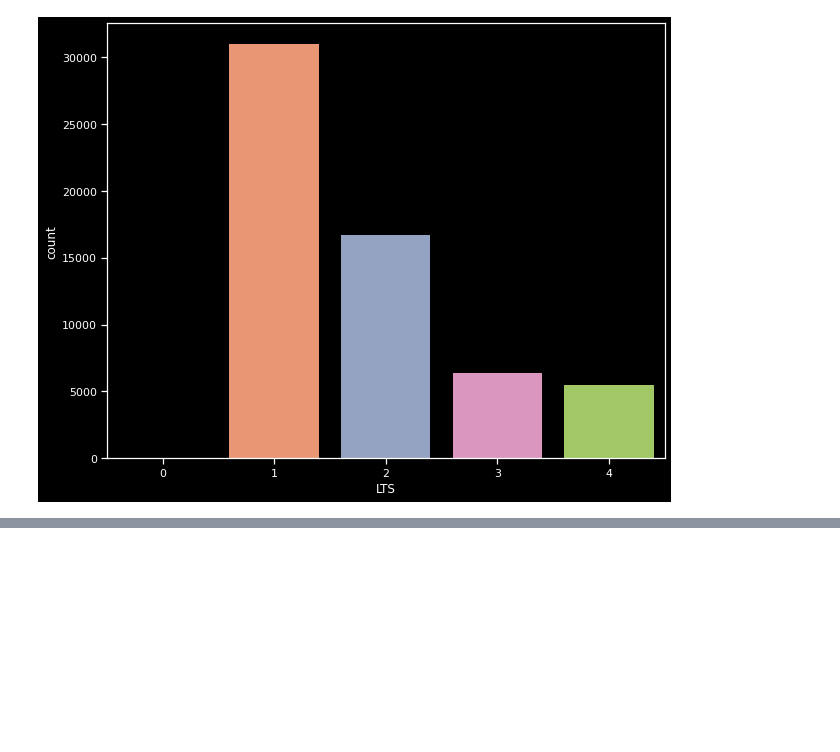
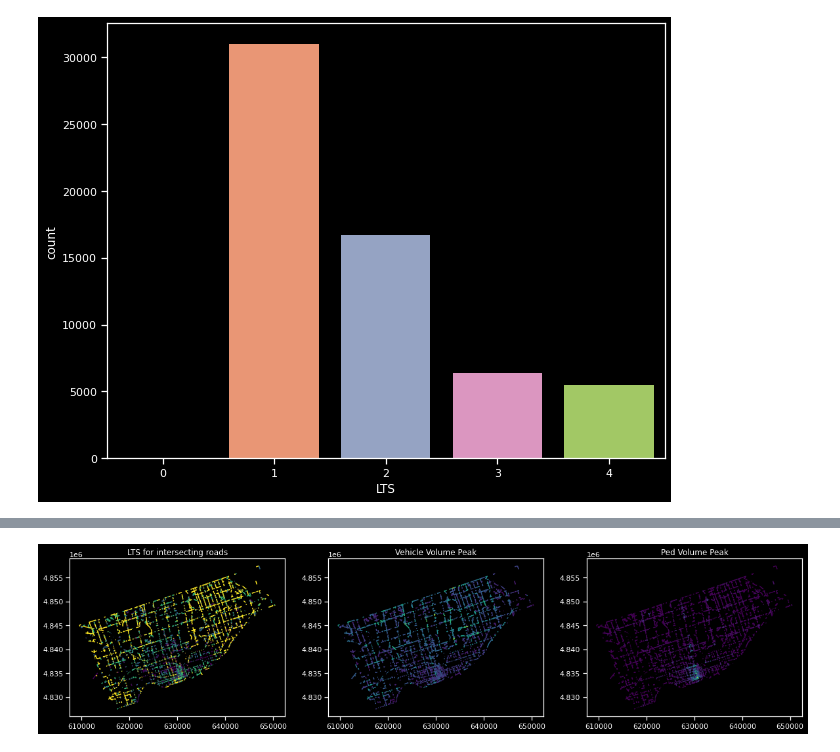
Before and after one commit to KeaganHRankin/Cycle-Classifier, a Jupyter notebook: edanalysis/eda_intersection_volume.ipynb, the cells around one changed output, grey strips where cells are left out. Drawn from its saved outputs; the diff is of its cells as text; code cells hidden in the pictures; blank space fills up the shorter version.

```diff
--- a/edanalysis/eda_intersection_volume.ipynb
+++ b/edanalysis/eda_intersection_volume.ipynb
@@ -117,6 +150,6 @@ intersections_gpd.plot()
 # %%
 # import Bo's shapefile
-lts_gpd = gpd.read_file('C:/Users/keaga/PycharmProjects/1498-ML-Project/data/raw_data/Bo Github Data/centerline_LTS_July2021.shp')
+lts_gpd = gpd.read_file('C:/Users/Keagan Rankin/Documents/PycharmProj/data/raw_data/Bo Github Data/centerline_LTS_July2021.shp')
 
 # View
 print(lts_gpd.crs)
@@ -271,0 +366,15 @@ plt.legend(prop={'size':13})
+# %%
+# Plot the above to show the new data.
+fig, axs = plt.subplots(figsize=(20,12), ncols=3, nrows=1)
+
+# Plotting
+lts_intersections_avg[lts_intersections_avg['index_left'].notnull()].plot(ax=axs[0], column='LTS')
+lts_intersections_avg.plot(ax=axs[1], column='8 Peak Hr Vehicle Volume')
+lts_intersections_avg.plot(ax=axs[2], column='8 Peak Hr Pedestrian Volume')
+
+# Attributes
+axs[0].title.set_text('LTS for intersecting roads')
+axs[1].title.set_text('Vehicle Volume Peak')
+axs[2].title.set_text('Ped Volume Peak')
+# %% [output]
+[figure, added]
```
Also changed, not shown: parts of 18 cells of this notebook, 1 other file.
